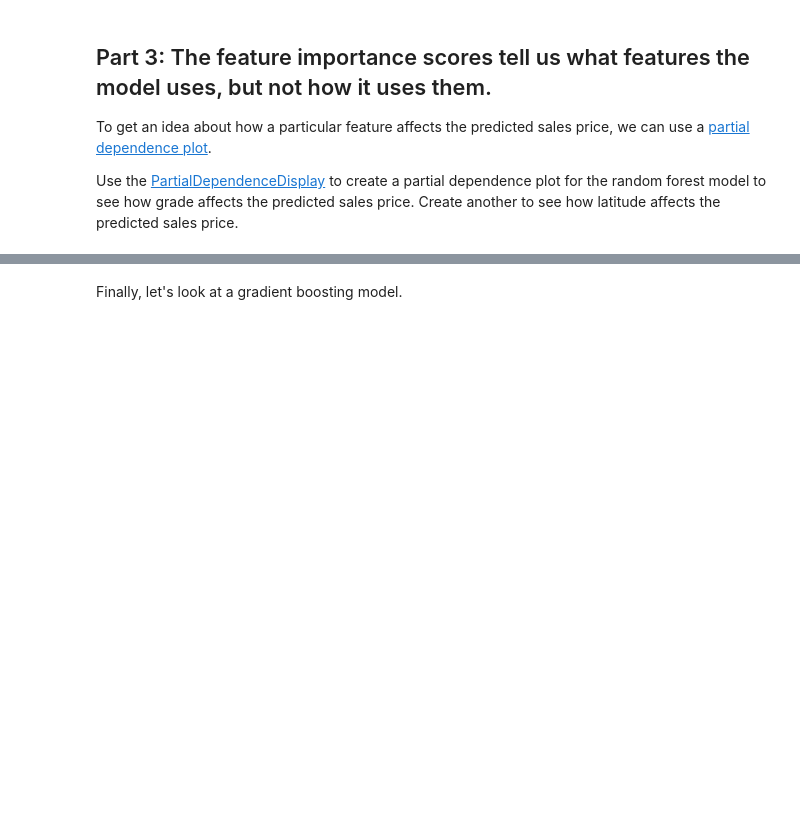
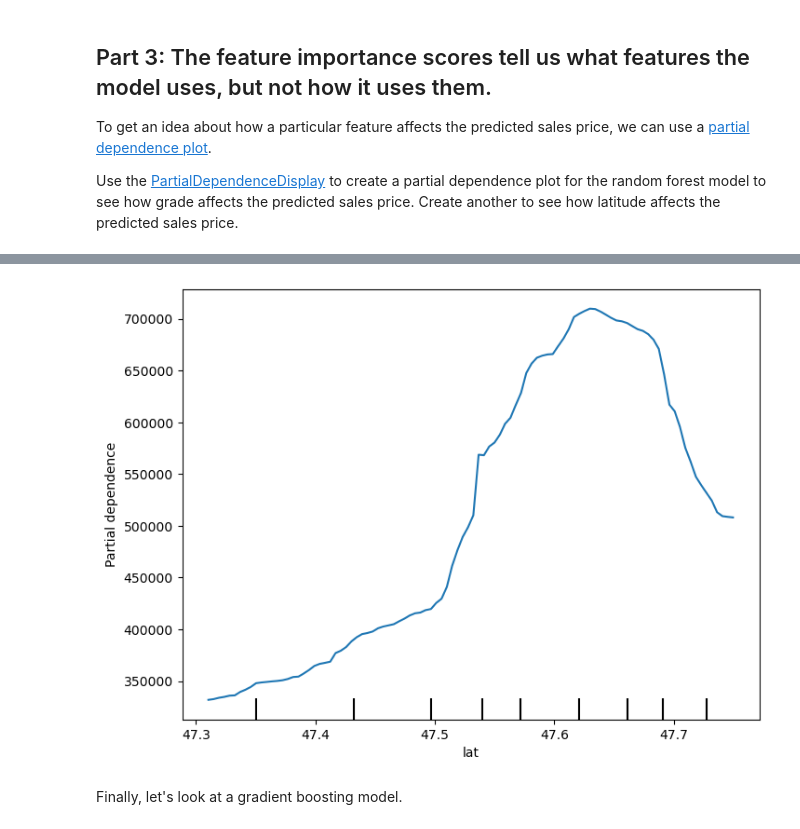
Before and after one commit to shannequin/nss_data_science_ml, a Jupyter notebook: notebooks/DecisionTrees_Warmup.ipynb, the cells around one changed output, grey strips where cells are left out. Drawn from its saved outputs; the diff is of its cells as text; code cells hidden in the pictures; blank space fills up the shorter version.

```diff
--- a/notebooks/DecisionTrees_Warmup.ipynb
+++ b/notebooks/DecisionTrees_Warmup.ipynb
@@ -145,5 +142,13 @@ PartialDependenceDisplay.from_estimator(
 # %%
-# Your Code Here
+fig, ax = plt.subplots(figsize=(8, 6))
+PartialDependenceDisplay.from_estimator(
+    estimator=rf_pipe,
+    X=X,
+    features=['lat'],
+    ax=ax
+);
+# %% [output]
+[figure, added]
 # %% [markdown]
 Finally, let's look at a gradient boosting model.
 # %%
```
Also changed, not shown: parts of 10 cells of this notebook.
